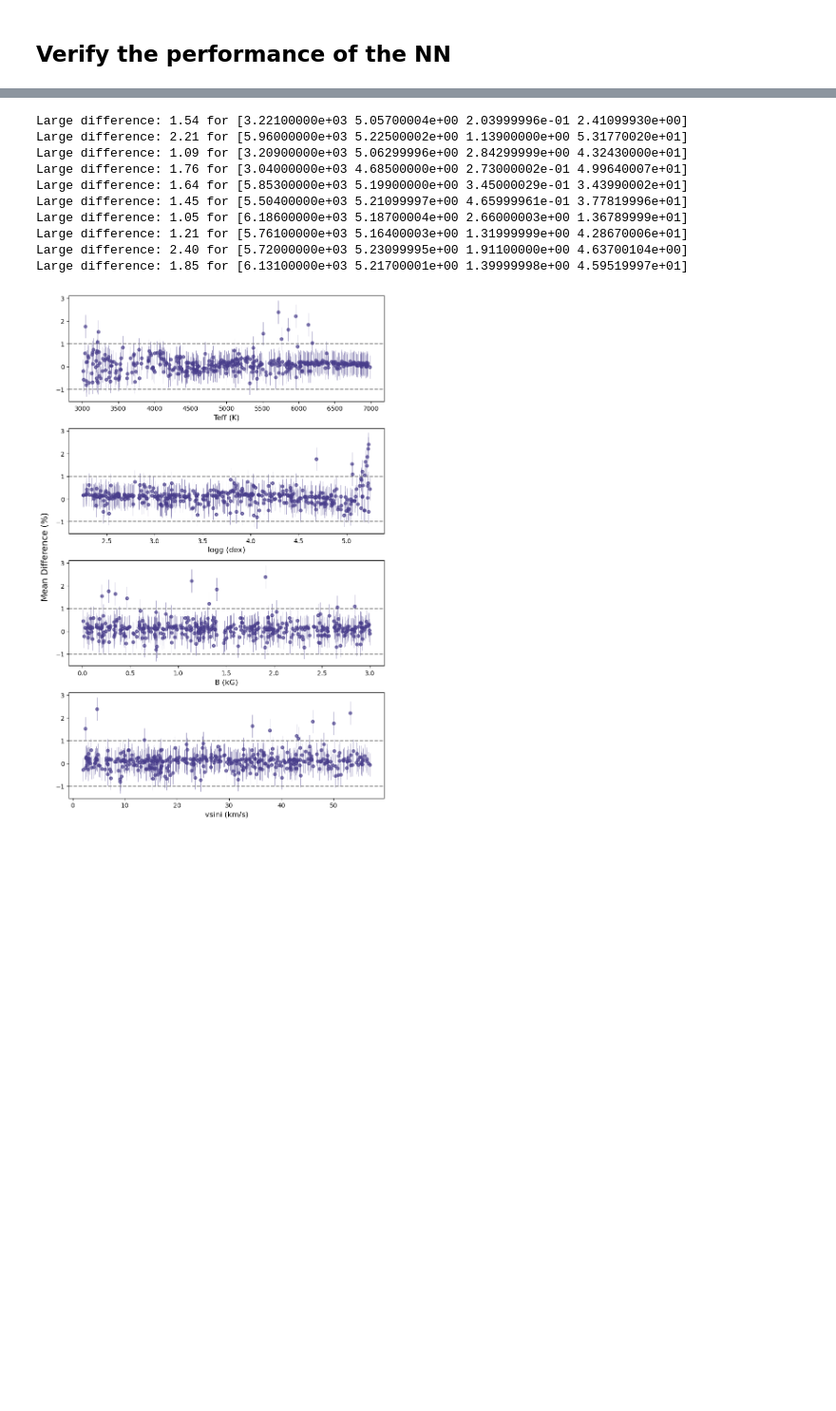
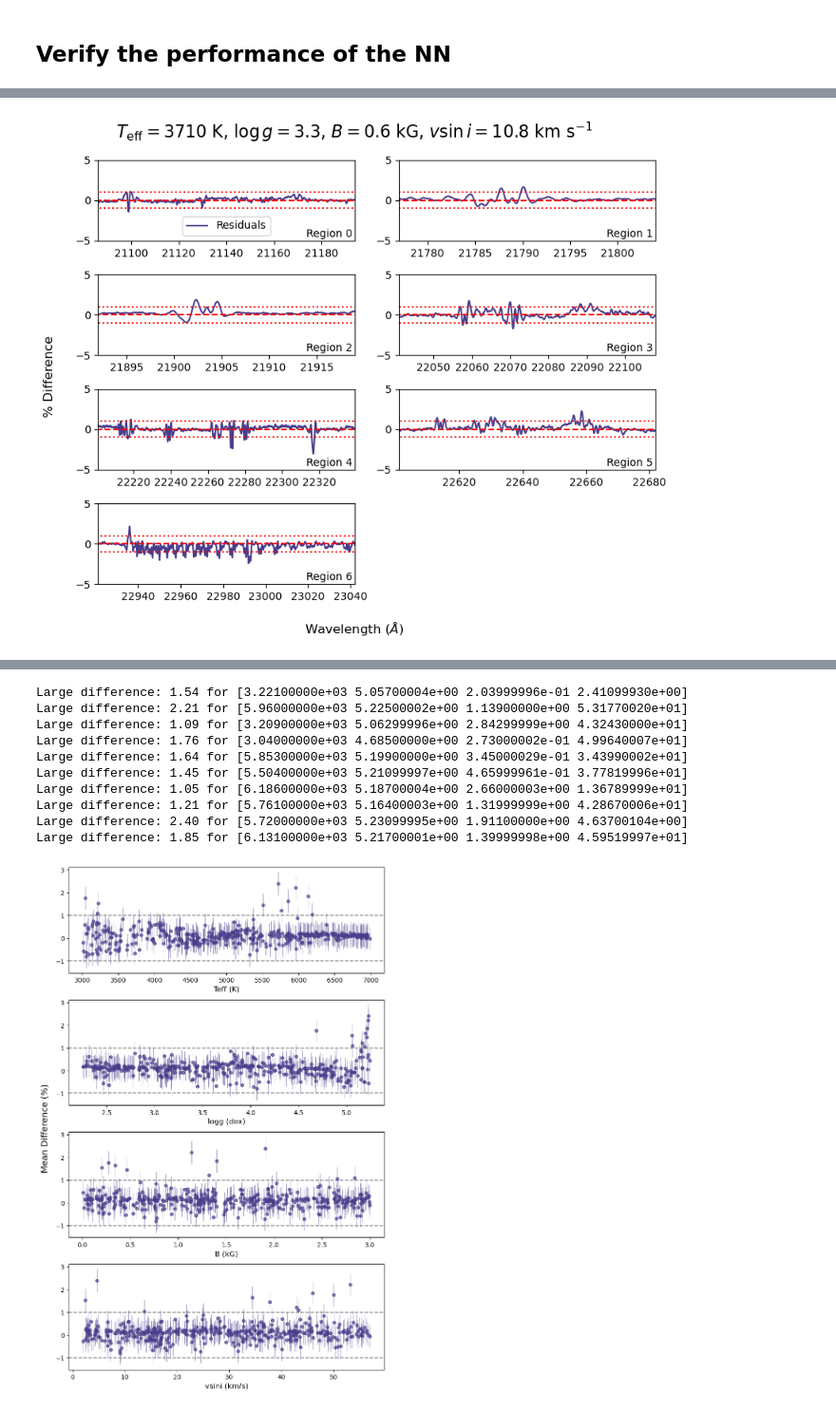
Before and after one commit to ellenle3/moogstokes-nn, a Jupyter notebook: training.ipynb, the cells around one changed output, grey strips where cells are left out. Shown at 95% size. Saved outputs shown, nothing was run; the diff lists cells and outputs as text; code cells hidden in the pictures; blank space fills up the shorter version.

```diff
--- a/training.ipynb
+++ b/training.ipynb
@@ -475,0 +485,57 @@ plt.show()
+# %%
+fig, axs = setup_regions_plot()
+test_params = np.loadtxt("data/test_params.txt").T
+
+
+#idx = 93
+idx = 82
+Teff = test_params[0, idx]
+logg = test_params[1, idx]
+B = test_params[2, idx]
+vsini = test_params[3, idx]
+
+for r in range(7):
+    # retrieve the MoogStokesModel for these parameters
+    fname = MoogStokesModel.make_model_fname(
+            Teff = Teff,
+            logg = logg,
+            rK = 0,
+            B = B,
+            vsini = vsini,
+            region = r,
+            models_dir = "data/moog-stokes-train/",
+            use_hash = False
+        )
+    xactual = np.loadtxt(fname).T[0]
+    yactual = np.loadtxt(fname).T[1]
+    size = int( region_sizes[r] )
+    if len(yactual) > size: # truncate the end
+        yactual = yactual[:size]
+        xactual = xactual[:size]
+
+    model_nn = moognn.make_moogstokes_model(
+        Teff = Teff,
+        logg = logg,
+        rK = 0,
+        B = B,
+        vsini = vsini,
+        region = r
+    )
+
+    ydiff = 100 * (yactual - model_nn.y) / yactual
+    axs[r].plot(model_nn.x, ydiff, label="Residuals", color='darkslateblue', zorder=2, linewidth=1.5)
+
+    axs[r].set_ylim(-5, 5)
+    axs[r].hlines(0, model_nn.x[0], model_nn.x[-1], color='r', linestyle='--', linewidth=1.5)
+    axs[r].hlines([-1, 1], model_nn.x[0], model_nn.x[-1], color='r', linestyle=':', linewidth=1.5)
+
+    if r == 0:
+        axs[r].legend(loc="lower center")
+
+fig.supylabel("% Difference")
+fig.suptitle(r"$T_\mathrm{eff} = $" + "{:d}".format(int(Teff)) + r" K, " + r"$\log g = $" + "{:.1f}".format(logg) + r", " + r"$B = $" + "{:.1f}".format(B) + r" kG, " + r"$v\sin i = $" + "{:.1f}".format(vsini) + r" km s$^{-1}$", fontsize=16)
+plt.tight_layout()
+fig.savefig(f"figures/test_pred_i{idx}_diff.pdf", dpi=300, facecolor='white')
+plt.show()
+# %% [output]
+[figure, added]
```
Also changed, not shown: parts of 11 cells of this notebook, 13 other files.
